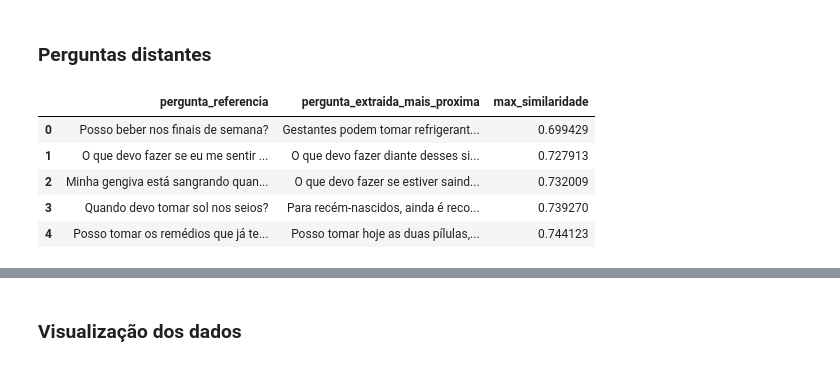
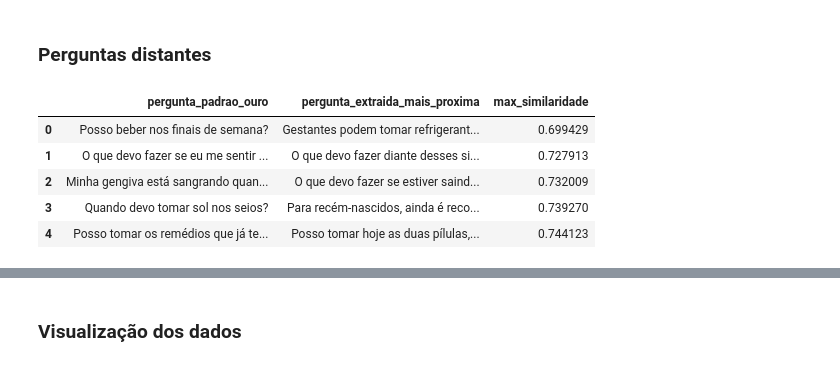
Before and after one commit to gabrielct1/projeto-gravidez, a Jupyter notebook: notebooks/embed_dist.ipynb, the cells around one changed output, grey strips where cells are left out. Saved outputs shown, nothing was run; the diff lists cells and outputs as text; code cells hidden in the pictures.

```diff
--- a/notebooks/embed_dist.ipynb
+++ b/notebooks/embed_dist.ipynb
@@ -107,6 +125,6 @@ else:
 # %% [markdown]
 ### Cálculo de similaridade
 # %%
-# uma matriz onde cada linha representa uma query e cada coluna representa uma pergunta, e o valor é a similaridade entre eles
-similaridades = util.cos_sim(embed_questions_queries.float(), embed_questions_comments.float())
+# Cada linha representa uma pergunta padrão-ouro e cada coluna uma pergunta extraída.
+similaridades = util.cos_sim(embeddings_gold.float(), embeddings_extracted.float())
 # %%
@@ -157,18 +178,18 @@ plt.show()
 # %%
 results_high_sim = []
 
-for i, query in enumerate(TERMS):
-    # pega as similaridades da query com todas as perguntas
+for i, gold_question in enumerate(gold_questions):
+    # Similaridades da pergunta padrão-ouro com todas as perguntas extraídas.
     scores = similaridades[i]
     indices = scores.argsort(descending=True)
 
     # pega o número de perguntas que passam do limiar
-    num_comments = (scores >= LIMIAR_POS).sum().item()
+    num_extracted = (scores >= LIMIAR_POS).sum().item()
     results_high_sim.append({
-        'pergunta': query,
-        'num_perguntas': num_comments,
-        'perguntas': [questions_comments[idx] for idx in indices[:num_comments].tolist()],
-        'similaridades': [scores[idx].item() for idx in indices[:num_comments].tolist()]
+        'pergunta': gold_question,
+        'num_perguntas': num_extracted,
+        'perguntas': [extracted_questions[idx] for idx in indices[:num_extracted].tolist()],
+        'similaridades': [scores[idx].item() for idx in indices[:num_extracted].tolist()]
     })
 
 df_results_high = pd.DataFrame(results_high_sim).sort_values(by='num_perguntas', ascending=False).reset_index(drop=True)
@@ -251,13 +272,13 @@ df_sample.to_csv(OUTPUT_PATH_SAMPLES, index=False)
 # %% [markdown]
 ### Perguntas distantes
 # %%
-max_similaridades_ext, indices_ref_ext = similaridades.max(dim=0)
-max_similaridades_ref, indices_ext_ref = similaridades.max(dim=1)
+max_similaridades_ext, indices_gold_ext = similaridades.max(dim=0)
+max_similaridades_gold, indices_ext_gold = similaridades.max(dim=1)
 
 df_ext_irrelev = pd.DataFrame({
-    "pergunta": questions_comments,
-    "referencia_mais_proxima": [
-        TERMS[i] for i in indices_ref_ext.cpu().tolist()
+    "pergunta": extracted_questions,
+    "padrao_ouro_mais_proxima": [
+        gold_questions[i] for i in indices_gold_ext.cpu().tolist()
     ],
     "max_similaridade": max_similaridades_ext.cpu().tolist(),
 })
@@ -270,25 +291,25 @@ df_ext_irrelev = (
     .reset_index(drop=True)
 )
 
-df_ref_irrelev = pd.DataFrame({
-    "pergunta_referencia": TERMS,
+df_gold_irrelev = pd.DataFrame({
+    "pergunta_padrao_ouro": gold_questions,
     "pergunta_extraida_mais_proxima": [
-        questions_comments[i] for i in indices_ext_ref.cpu().tolist()
+        extracted_questions[i] for i in indices_ext_gold.cpu().tolist()
     ],
-    "max_similaridade": max_similaridades_ref.cpu().tolist(),
+    "max_similaridade": max_similaridades_gold.cpu().tolist(),
 })
 
-df_ref_irrelev = (
-    df_ref_irrelev[
-        df_ref_irrelev["max_similaridade"] < LIMIAR_POS
+df_gold_irrelev = (
+    df_gold_irrelev[
+        df_gold_irrelev["max_similaridade"] < LIMIAR_POS
     ]
     .sort_values("max_similaridade")
     .reset_index(drop=True)
 )
 # %%
-df_ref_irrelev.head()
+df_gold_irrelev.head()
 # %% [output]
-|  | pergunta_referencia | pergunta_extraida_mais_proxima | max_similaridade |
+|  | pergunta_padrao_ouro | pergunta_extraida_mais_proxima | max_similaridade |
 | 0 | Posso beber nos finais de semana? | Gestantes podem tomar refrigerant... | 0.699429 |
 | 1 | O que devo fazer se eu me sentir ... | O que devo fazer diante desses si... | 0.727913 |
 | 2 | Minha gengiva está sangrando quan... | O que devo fazer se estiver saind... | 0.732009 |
```
Also changed, not shown: parts of 29 cells of this notebook, 2 other files.
